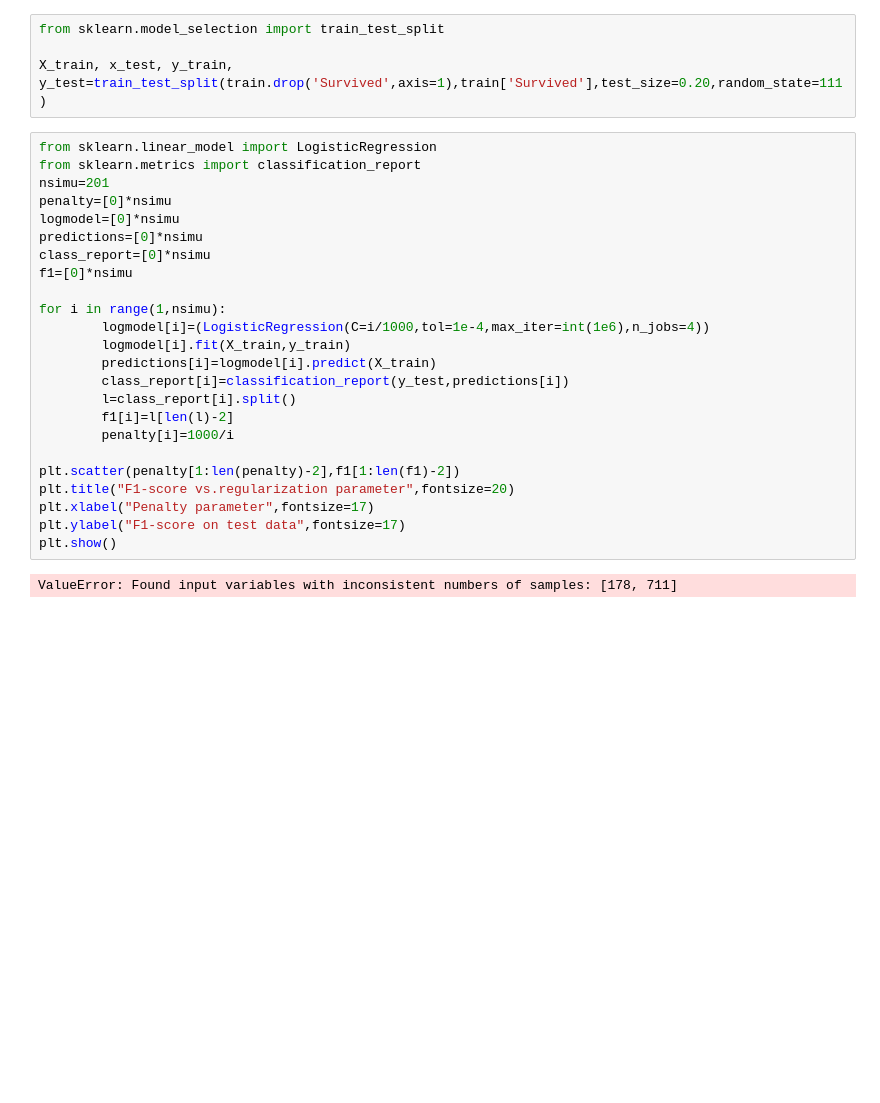
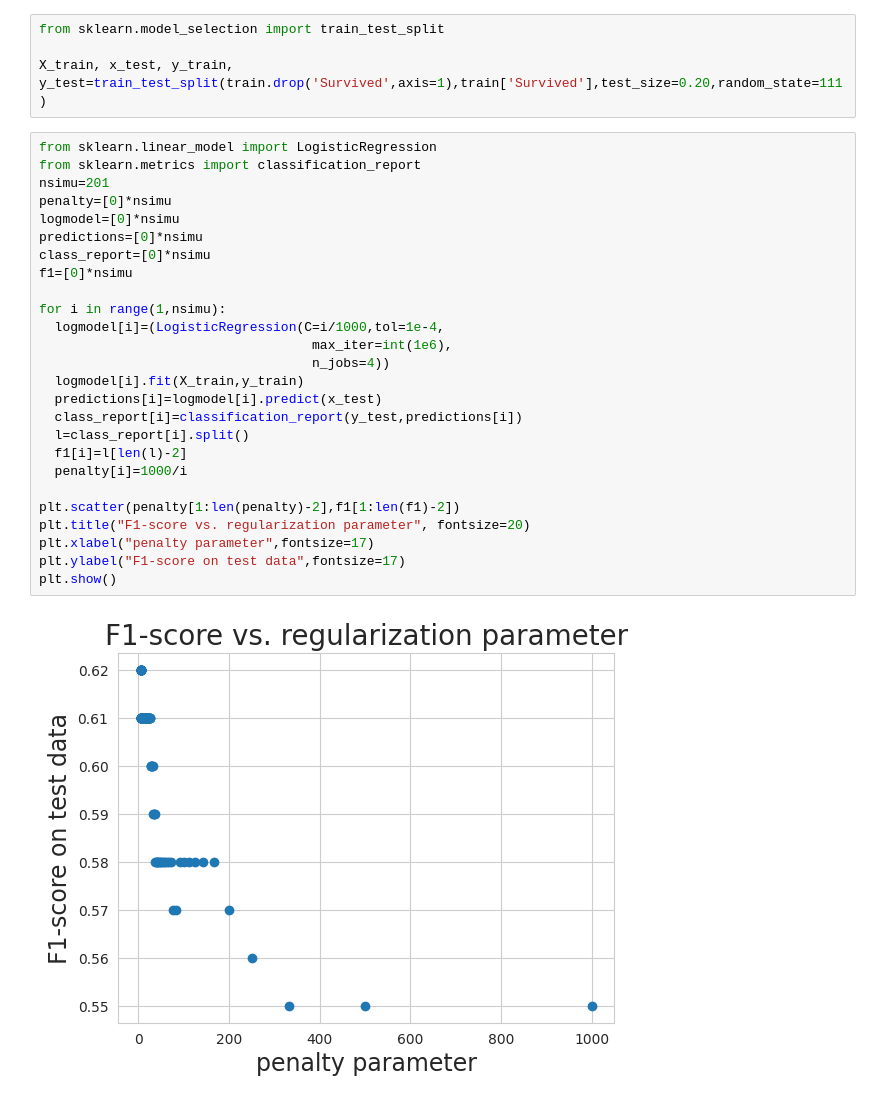
Before and after one commit to Pramod1902/AIML-2025, a Jupyter notebook: Lab_05.ipynb, the cells around one changed output. Saved outputs shown, nothing was run; the diff lists cells and outputs as text; blank space fills up the shorter version.

```diff
--- a/Lab_05.ipynb
+++ b/Lab_05.ipynb
@@ -173,26 +173,28 @@ X_train, x_test, y_train, y_test=train_test_split(train.drop('Survived',axis=1),
 # %%
 from sklearn.linear_model import LogisticRegression
 from sklearn.metrics import classification_report
 nsimu=201
 penalty=[0]*nsimu
 logmodel=[0]*nsimu
 predictions=[0]*nsimu
 class_report=[0]*nsimu
 f1=[0]*nsimu
 
 for i in range(1,nsimu):
-        logmodel[i]=(LogisticRegression(C=i/1000,tol=1e-4,max_iter=int(1e6),n_jobs=4))
-        logmodel[i].fit(X_train,y_train)
-        predictions[i]=logmodel[i].predict(X_train)
-        class_report[i]=classification_report(y_test,predictions[i])
-        l=class_report[i].split()
-        f1[i]=l[len(l)-2]
-        penalty[i]=1000/i
+  logmodel[i]=(LogisticRegression(C=i/1000,tol=1e-4,
+                                   max_iter=int(1e6),
+                                   n_jobs=4))
+  logmodel[i].fit(X_train,y_train)
+  predictions[i]=logmodel[i].predict(x_test)
+  class_report[i]=classification_report(y_test,predictions[i])
+  l=class_report[i].split()
+  f1[i]=l[len(l)-2]
+  penalty[i]=1000/i
 
 plt.scatter(penalty[1:len(penalty)-2],f1[1:len(f1)-2])
-plt.title("F1-score vs.regularization parameter",fontsize=20)
-plt.xlabel("Penalty parameter",fontsize=17)
+plt.title("F1-score vs. regularization parameter", fontsize=20)
+plt.xlabel("penalty parameter",fontsize=17)
 plt.ylabel("F1-score on test data",fontsize=17)
 plt.show()
 # %% [output]
-ValueError: Found input variables with inconsistent numbers of samples: [178, 711]
+[figure, added]
```
